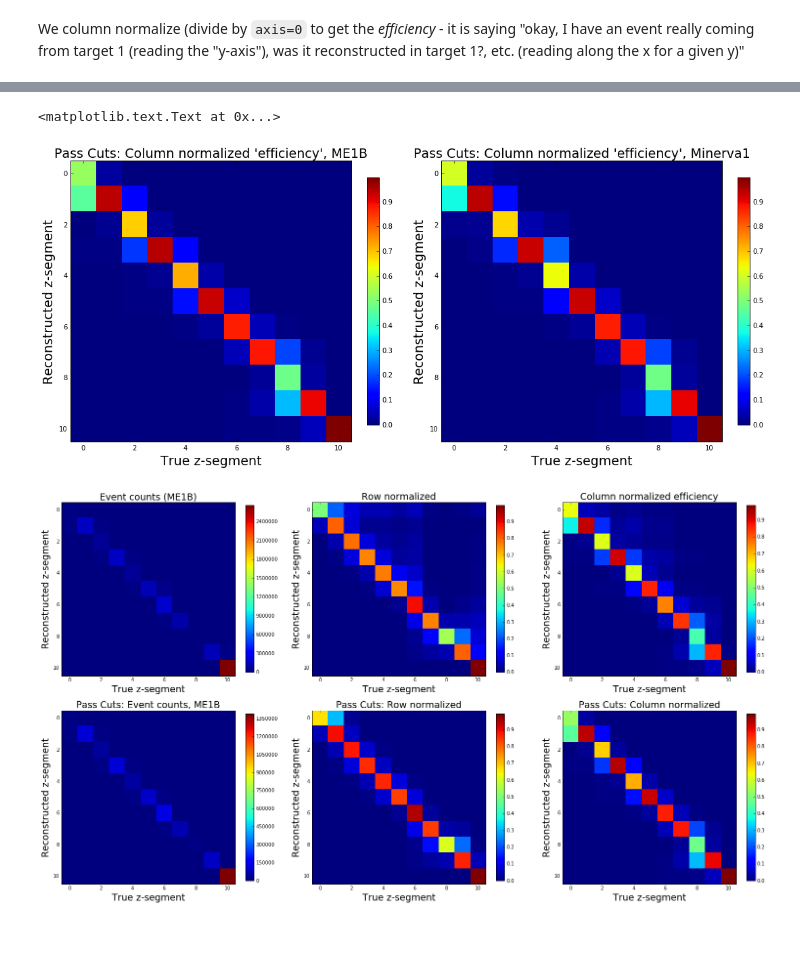
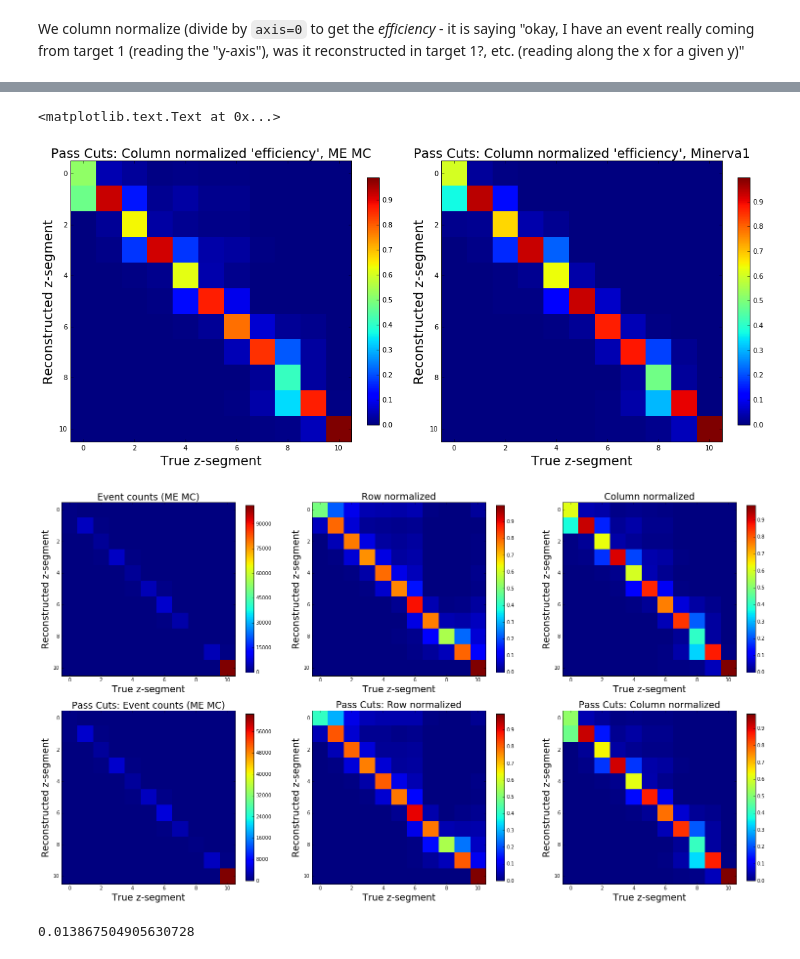
Before and after one commit to faizaakbar/ANNMINERvA, a Jupyter notebook: understanding_tracking_perf.ipynb, the cells around one changed output, grey strips where cells are left out. Saved outputs shown, nothing was run; the diff lists cells and outputs as text; code cells hidden in the pictures.

```diff
--- a/understanding_tracking_perf.ipynb
+++ b/understanding_tracking_perf.ipynb
@@ -115,9 +115,9 @@ fig = plt.figure(figsize=(18,12))
 gs = plt.GridSpec(1, 2)
 
 ax = plt.subplot(gs[0])
-im = ax.imshow(eff_pass_me1Bmc, cmap=plt.get_cmap('jet'), interpolation='nearest')
+im = ax.imshow(eff_pass_memc, cmap=plt.get_cmap('jet'), interpolation='nearest')
 cbar = plt.colorbar(im, fraction=0.04)
-plt.title("Pass Cuts: Column normalized 'efficiency', ME1B", fontsize=19)
+plt.title("Pass Cuts: Column normalized 'efficiency', ME MC", fontsize=19)
 plt.xlabel('True z-segment', fontsize=19)
 plt.ylabel('Reconstructed z-segment', fontsize=19)
 
@@ -129,53 +129,57 @@ plt.xlabel('True z-segment', fontsize=19)
 plt.ylabel('Reconstructed z-segment', fontsize=19)
 # %% [output]
 <matplotlib.text.Text at 0x...>
-[figure, old version]
+[figure, new version]
 # %%
 fig = plt.figure(figsize=(26,14))
 gs = plt.GridSpec(2, 3)
 
 ax = plt.subplot(gs[0])
-im = ax.imshow(arr_all_me1Bmc, cmap=plt.get_cmap('jet'), interpolation='nearest')
+im = ax.imshow(arr_all_memc, cmap=plt.get_cmap('jet'), interpolation='nearest')
 cbar = plt.colorbar(im, fraction=0.04)
-plt.title("Event counts (ME1B)", fontsize=19)
+plt.title("Event counts (ME MC)", fontsize=19)
 plt.xlabel('True z-segment', fontsize=19)
 plt.ylabel('Reconstructed z-segment', fontsize=19)
 
 ax = plt.subplot(gs[3])
-im = ax.imshow(arr_pass_me1Bmc, cmap=plt.get_cmap('jet'), interpolation='nearest')
+im = ax.imshow(arr_pass_memc, cmap=plt.get_cmap('jet'), interpolation='nearest')
 cbar = plt.colorbar(im, fraction=0.04)
-plt.title("Pass Cuts: Event counts, ME1B", fontsize=19)
+plt.title("Pass Cuts: Event counts (ME MC)", fontsize=19)
 plt.xlabel('True z-segment', fontsize=19)
 plt.ylabel('Reconstructed z-segment', fontsize=19)
 
 ax = plt.subplot(gs[1])
-im = ax.imshow(pur_all_me1Bmc, cmap=plt.get_cmap('jet'), interpolation='nearest')
+im = ax.imshow(pur_all_memc, cmap=plt.get_cmap('jet'), interpolation='nearest')
 cbar = plt.colorbar(im, fraction=0.04)
 plt.title("Row normalized", fontsize=19)
 plt.xlabel('True z-segment', fontsize=19)
 plt.ylabel('Reconstructed z-segment', fontsize=19)
 
 ax = plt.subplot(gs[4])
-im = ax.imshow(pur_pass_me1Bmc, cmap=plt.get_cmap('jet'), interpolation='nearest')
+im = ax.imshow(pur_pass_memc, cmap=plt.get_cmap('jet'), interpolation='nearest')
 cbar = plt.colorbar(im, fraction=0.04)
 plt.title("Pass Cuts: Row normalized", fontsize=19)
 plt.xlabel('True z-segment', fontsize=19)
 plt.ylabel('Reconstructed z-segment', fontsize=19)
 
 ax = plt.subplot(gs[2])
-im = ax.imshow(eff_all_me1Bmc, cmap=plt.get_cmap('jet'), interpolation='nearest')
+im = ax.imshow(eff_all_memc, cmap=plt.get_cmap('jet'), interpolation='nearest')
 cbar = plt.colorbar(im, fraction=0.04)
-plt.title("Column normalized efficiency", fontsize=19)
+plt.title("Column normalized", fontsize=19)
 plt.xlabel('True z-segment', fontsize=19)
 plt.ylabel('Reconstructed z-segment', fontsize=19)
 
 ax = plt.subplot(gs[5])
-im = ax.imshow(eff_pass_me1Bmc, cmap=plt.get_cmap('jet'), interpolation='nearest')
+im = ax.imshow(eff_pass_memc, cmap=plt.get_cmap('jet'), interpolation='nearest')
 cbar = plt.colorbar(im, fraction=0.04)
 plt.title("Pass Cuts: Column normalized", fontsize=19)
 plt.xlabel('True z-segment', fontsize=19)
 plt.ylabel('Reconstructed z-segment', fontsize=19)
 
 fig.savefig('track_based_perf_me1B.pdf')
 # %% [output]
-[figure, old version]
+[figure, new version]
+# %%
+1 / np.sqrt(5200)
+# %% [output]
+0.013867504905630728
```
Also changed, not shown: parts of 5 cells of this notebook, 1 other file.
